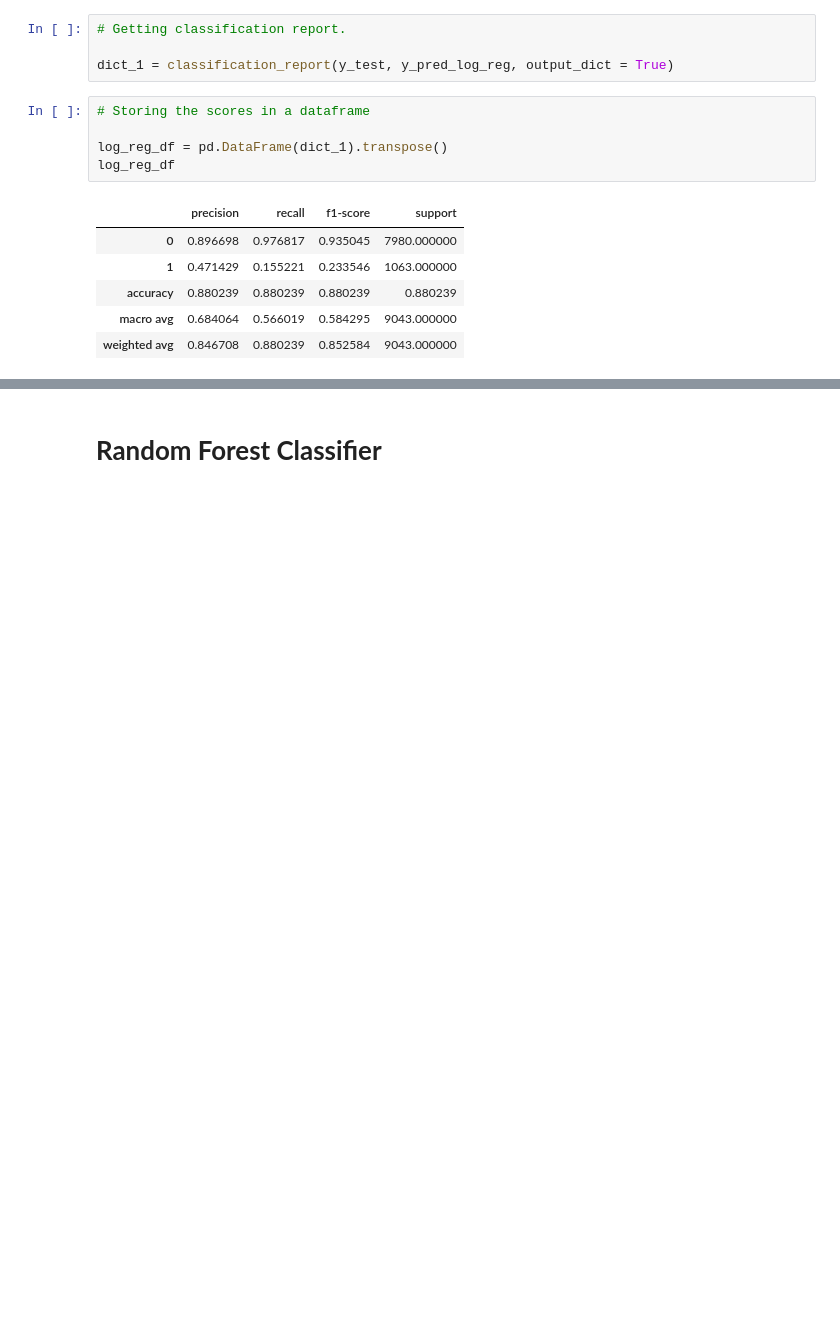
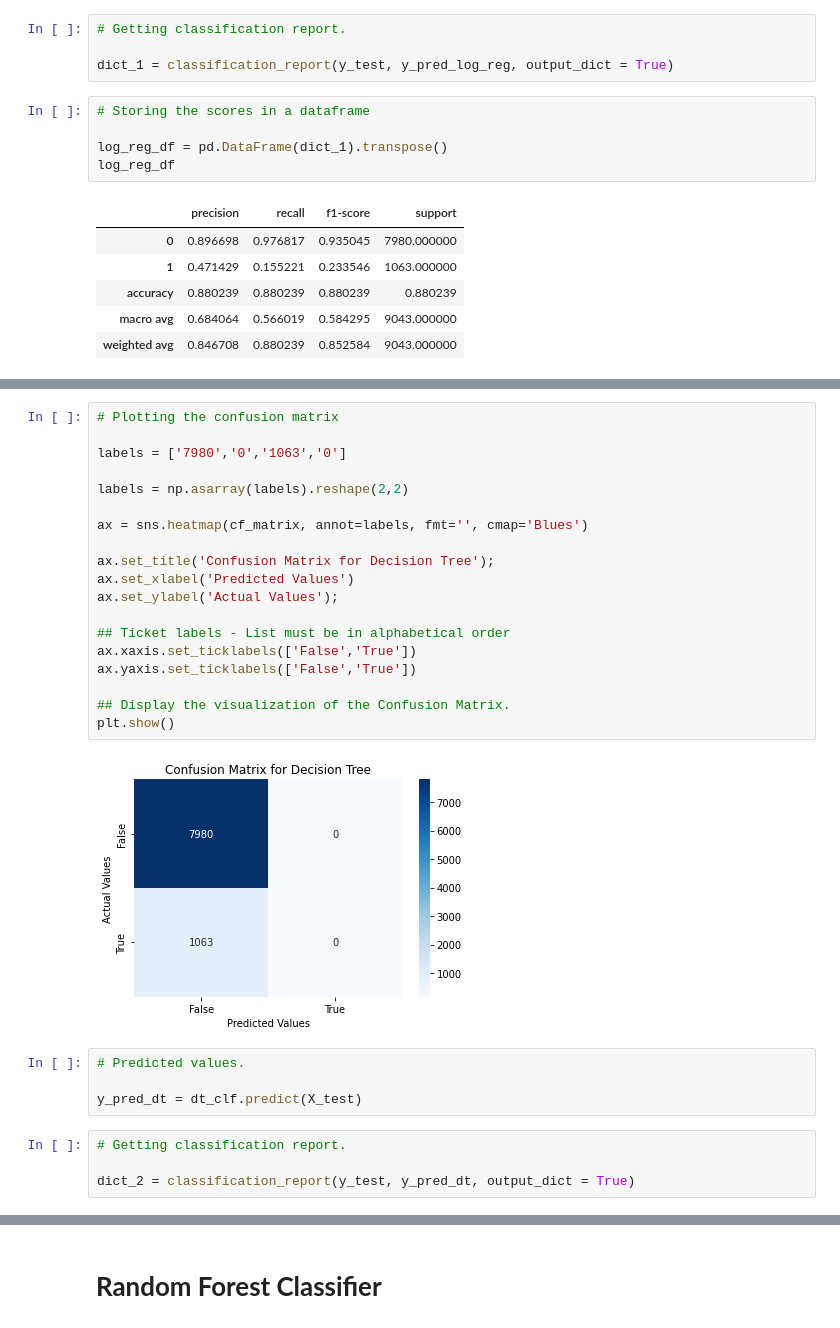
Before and after one commit to PrayagRD/Bank_Marketing_Effectiveness_Prediction-ML_Classification-, a Jupyter notebook: Bank_Marketing_Effectiveness_Prediction_(Classification)_Capstone_Project.ipynb, the cells around one changed output, grey strips where cells are left out. Drawn from its saved outputs; the diff is of its cells as text; blank space fills up the shorter version.

```diff
--- a/Bank_Marketing_Effectiveness_Prediction_(Classification)_Capstone_Project.ipynb
+++ b/Bank_Marketing_Effectiveness_Prediction_(Classification)_Capstone_Project.ipynb
@@ -552,0 +593,29 @@ log_reg_df
+# %%
+# Plotting the confusion matrix
+
+labels = ['7980','0','1063','0']
+
+labels = np.asarray(labels).reshape(2,2)
+
+ax = sns.heatmap(cf_matrix, annot=labels, fmt='', cmap='Blues')
+
+ax.set_title('Confusion Matrix for Decision Tree');
+ax.set_xlabel('Predicted Values')
+ax.set_ylabel('Actual Values');
+
+## Ticket labels - List must be in alphabetical order
+ax.xaxis.set_ticklabels(['False','True'])
+ax.yaxis.set_ticklabels(['False','True'])
+
+## Display the visualization of the Confusion Matrix.
+plt.show()
+# %% [output]
+[figure, added]
+# %%
+# Predicted values.
+
+y_pred_dt = dt_clf.predict(X_test)
+# %%
+# Getting classification report.
+
+dict_2 = classification_report(y_test, y_pred_dt, output_dict = True)
```
Also changed, not shown: parts of 55 cells of this notebook.
